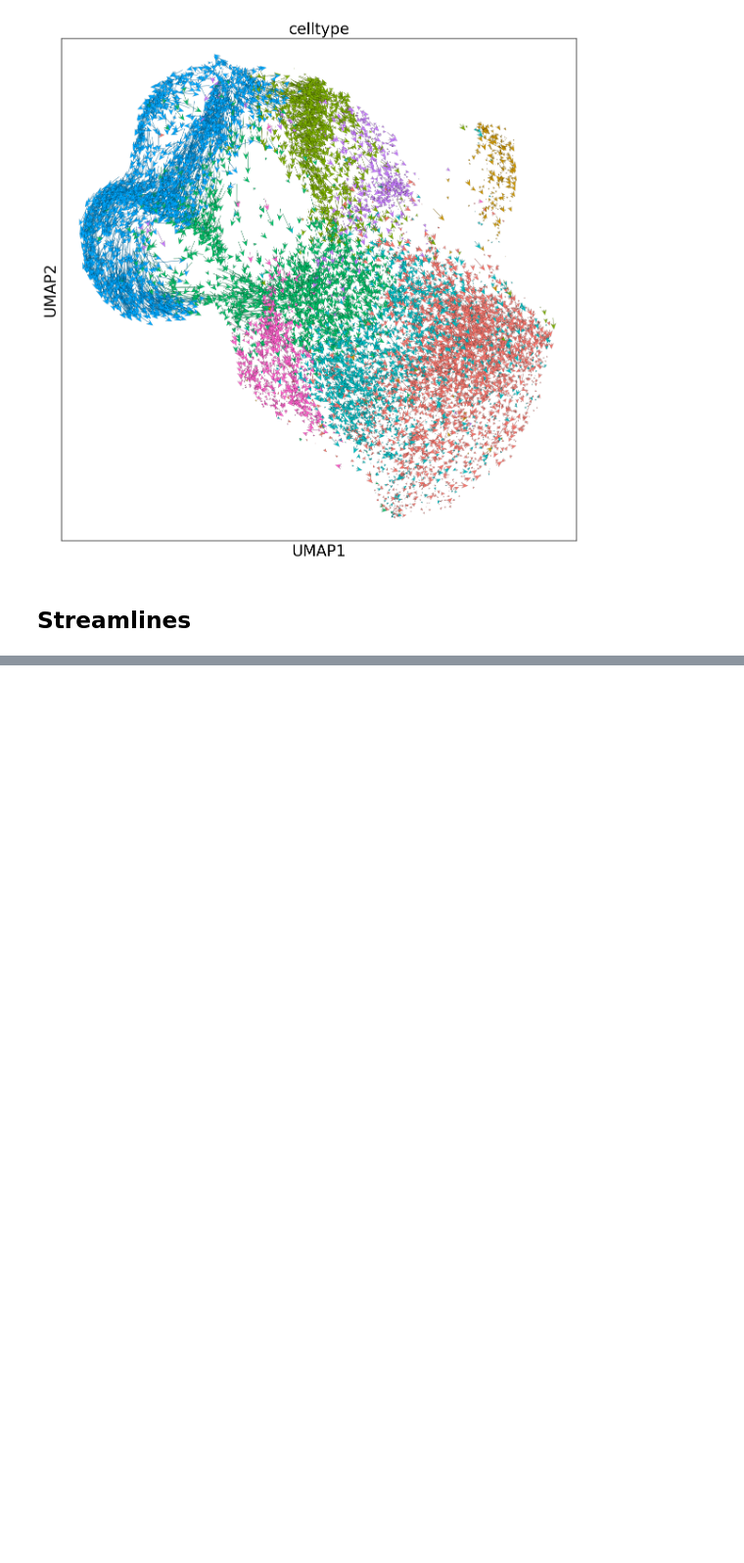
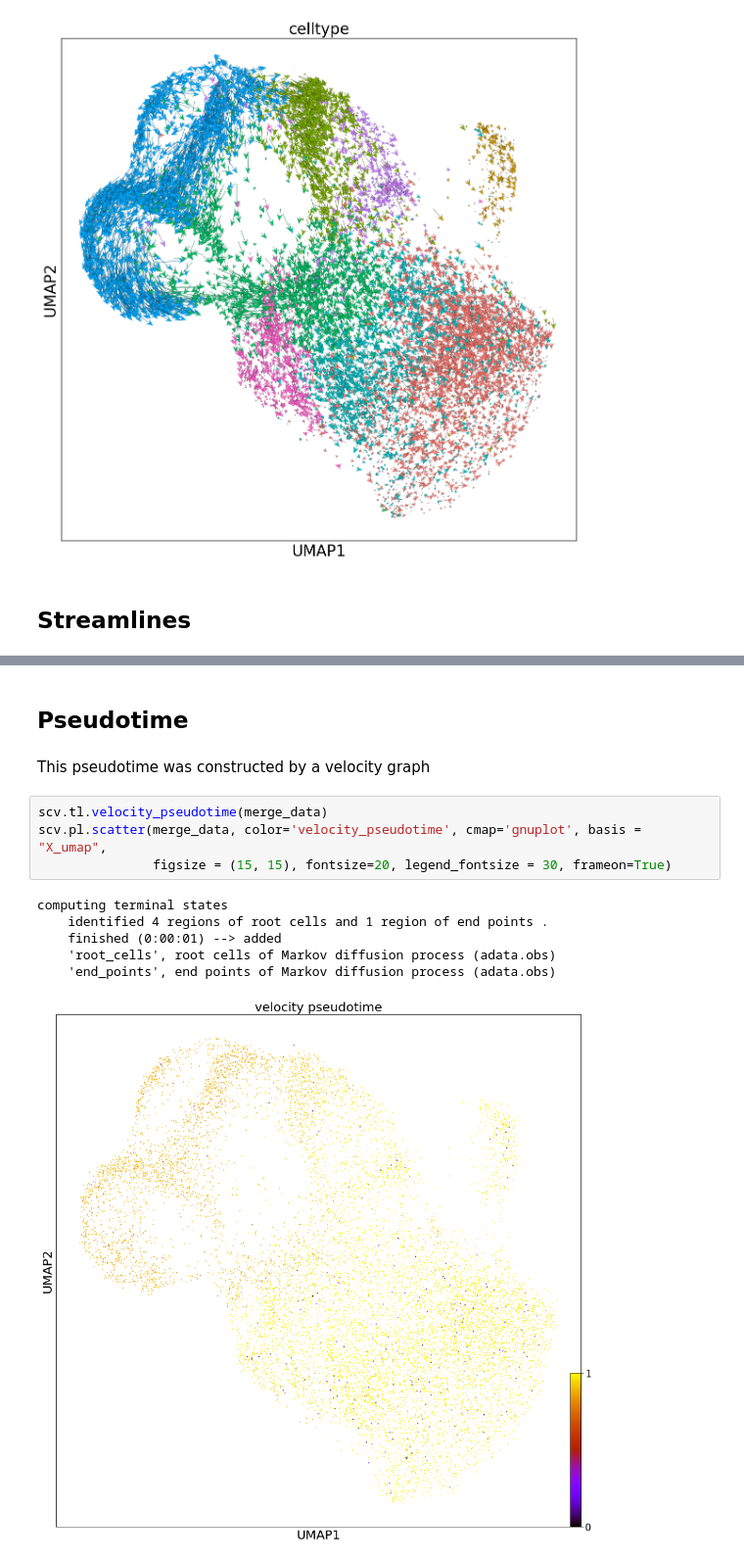
Before and after one commit to hieunguyen4193/SAlB_data_analysis, a Jupyter notebook: 08_RNA_velocity_analysis.ipynb, the cells around one changed output, grey strips where cells are left out. Shown at 98% size. Saved outputs shown, nothing was run; the diff lists cells and outputs as text; blank space fills up the shorter version.

```diff
--- a/08_RNA_velocity_analysis.ipynb
+++ b/08_RNA_velocity_analysis.ipynb
@@ -170,0 +207,15 @@ saving figure to file ./figures/scvelo_streamline_SAlBounny_full.filter_contamin
+# %% [markdown]
+## Pseudotime
+# %% [markdown]
+This pseudotime was constructed by a velocity graph
+# %%
+scv.tl.velocity_pseudotime(merge_data)
+scv.pl.scatter(merge_data, color='velocity_pseudotime', cmap='gnuplot', basis = "X_umap",
+               figsize = (15, 15), fontsize=20, legend_fontsize = 30, frameon=True)
+# %% [output]
+computing terminal states
+    identified 4 regions of root cells and 1 region of end points .
+    finished (0:00:01) --> added
+    'root_cells', root cells of Markov diffusion process (adata.obs)
+    'end_points', end points of Markov diffusion process (adata.obs)
+[figure, added]
```
Also changed, not shown: parts of 14 cells of this notebook, 2 other files.
